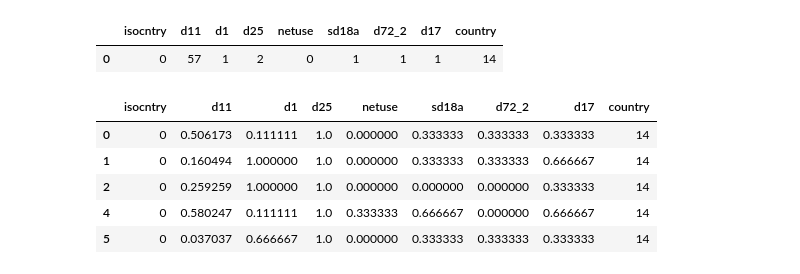
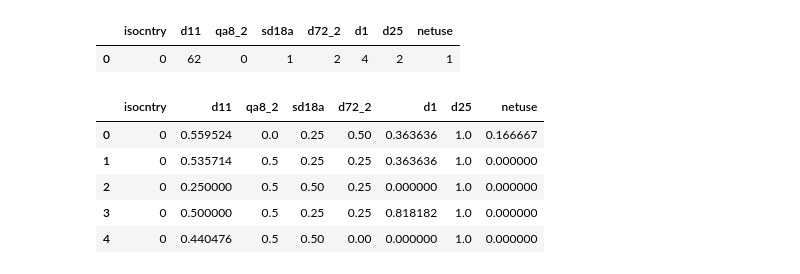
Before and after one commit to ACMCMC/JEurobarometer, a Jupyter notebook: tests.ipynb, the cells around one changed output. Drawn from its saved outputs; the diff is of its cells as text; code cells hidden in the pictures.

```diff
--- a/tests.ipynb
+++ b/tests.ipynb
@@ -22,6 +47,8 @@ pd_ds = pd_ds[~pd_ds['d11'].isin(['Refusal/Implausible', '15 years', '98 years']
 # Remove the category 'Refusal (SPONT.)' from the column 'd1'
 pd_ds = pd_ds[~pd_ds['d1'].isin(['Refusal (SPONT.)'])]
 
+mappings = {}
+
 with pd.option_context('display.max_colwidth', None, 'display.max_rows', 3, 'display.max_columns', None):
     display(pd_ds.head(5))
     for col in pd_ds.columns:
@@ -30,6 +57,10 @@ with pd.option_context('display.max_colwidth', None, 'display.max_rows', 3, 'dis
         display(pd_ds[col].astype('category').cat.categories)
         original_series = pd_ds[col]
         converted_series = pd_ds[col].astype('category').cat.codes
-        # Display the original series and the converted series side by side
-        display(pd.concat([original_series, converted_series], axis=1))
+        # Store the mapping of the original series and the converted series
+        mappings[col] = dict(zip(original_series, converted_series))
+        # Display the original series and the converted series side by side, sorted by the converted series
+        # Only display unique values on the first column
+        with pd.option_context('display.max_rows', None, 'display.max_columns', None):
+            display(pd.concat([original_series, converted_series], axis=1).drop_duplicates(subset=converted_series.name, keep='first').sort_values(by=0))
 # %% [output]
@@ -90,47 +137,45 @@ Index(['1 Left', '2', '3', '4', '5', '6', '7', '8', '9', '10 Right',
 # %%
 # Replace the string values with their corresponding codes
-for col in ['isocntry', 'netuse', 'd17', 'sd18a', 'd72_2', 'd1', 'd25', 'country']:
+for col in CATEGORICAL_FEATURES:
     pd_ds[col].astype('category').cat.remove_unused_categories()
     pd_ds[col] = pd_ds[col].astype('category').cat.codes
+
+pd_ds[LABEL].astype('category').cat.remove_unused_categories()
+pd_ds[LABEL] = pd_ds[LABEL].astype('category').cat.codes
 
 # Convert the dataframe column 'isocntry' into a one-hot encoded tensor
 #pd_ds['isocntry'] = pd_ds['isocntry'].map(lambda x: torch.nn.functional.one_hot(torch.tensor(x), num_classes=28))
 
 # Move the column 'country' to the end of the dataframe
-countries = pd_ds['country']
-pd_ds = pd_ds.drop(columns=['country'])
-pd_ds['country'] = countries
+#countries = pd_ds['country']
+#pd_ds = pd_ds.drop(columns=['country'])
+#pd_ds['country'] = countries
 
 # Covert the age column 'd11' into an integer
-pd_ds['d11'] = pd_ds['d11'].astype('category').cat.remove_unused_categories()
-pd_ds['d11'] = pd_ds['d11'].astype('int')
+for col in NUMERIC_FEATURES:
+    pd_ds[col] = pd_ds[col].astype('category').cat.remove_unused_categories()
+    pd_ds[col] = pd_ds[col].astype('int')
 
 with pd.option_context('display.max_colwidth', None, 'display.max_rows', None, 'display.max_columns', None):
     display(pd_ds.head(1))
 # %% [output]
-|  | isocntry | d11 | d1 | d25 | netuse | sd18a | d72_2 | d17 | country |
-| 0 | 0 | 57 | 1 | 2 | 0 | 1 | 1 | 1 | 14 |
+|  | isocntry | d11 | qa8_2 | sd18a | d72_2 | d1 | d25 | netuse |
+| 0 | 0 | 62 | 0 | 1 | 2 | 4 | 2 | 1 |
 # %%
 # Perform normalization of the columns
 from sklearn.preprocessing import MinMaxScaler
 scaler = MinMaxScaler()
-pd_ds['d11'] = scaler.fit_transform(pd_ds['d11'].values.reshape(-1, 1))
-pd_ds['d1'] = scaler.fit_transform(pd_ds['d1'].values.reshape(-1, 1))
-pd_ds['netuse'] = scaler.fit_transform(pd_ds['netuse'].values.reshape(-1, 1))
-pd_ds['sd18a'] = scaler.fit_transform(pd_ds['sd18a'].values.reshape(-1, 1))
-pd_ds['d72_2'] = scaler.fit_transform(pd_ds['d72_2'].values.reshape(-1, 1))
-pd_ds['d17'] = scaler.fit_transform(pd_ds['d17'].values.reshape(-1, 1))
-pd_ds['d25'] = scaler.fit_transform(pd_ds['d25'].values.reshape(-1, 1))
-#pd_ds['country'] = scaler.fit_transform(pd_ds['country'].values.reshape(-1, 1))
+for col in FEATURES:
+    pd_ds[col] = scaler.fit_transform(pd_ds[col].values.reshape(-1, 1))
 
 with pd.option_context('display.max_colwidth', None, 'display.max_rows', None, 'display.max_columns', None):
     display(pd_ds.head(5))
 # %% [output]
-|  | isocntry | d11 | d1 | d25 | netuse | sd18a | d72_2 | d17 | country |
-| 0 | 0 | 0.506173 | 0.111111 | 1.0 | 0.000000 | 0.333333 | 0.333333 | 0.333333 | 14 |
-| 1 | 0 | 0.160494 | 1.000000 | 1.0 | 0.000000 | 0.333333 | 0.333333 | 0.666667 | 14 |
-| 2 | 0 | 0.259259 | 1.000000 | 1.0 | 0.000000 | 0.000000 | 0.000000 | 0.333333 | 14 |
-| 4 | 0 | 0.580247 | 0.111111 | 1.0 | 0.333333 | 0.666667 | 0.000000 | 0.666667 | 14 |
-| 5 | 0 | 0.037037 | 0.666667 | 1.0 | 0.000000 | 0.333333 | 0.333333 | 0.333333 | 14 |
+|  | isocntry | d11 | qa8_2 | sd18a | d72_2 | d1 | d25 | netuse |
+| 0 | 0 | 0.559524 | 0.0 | 0.25 | 0.50 | 0.363636 | 1.0 | 0.166667 |
+| 1 | 0 | 0.535714 | 0.5 | 0.25 | 0.25 | 0.363636 | 1.0 | 0.000000 |
+| 2 | 0 | 0.250000 | 0.5 | 0.50 | 0.25 | 0.000000 | 1.0 | 0.000000 |
+| 3 | 0 | 0.500000 | 0.5 | 0.25 | 0.25 | 0.818182 | 1.0 | 0.000000 |
+| 4 | 0 | 0.440476 | 0.5 | 0.50 | 0.00 | 0.000000 | 1.0 | 0.000000 |
 # %%
 # Delete the age and political party columns
```
Also changed, not shown: parts of 9 cells of this notebook, 2 other files.
